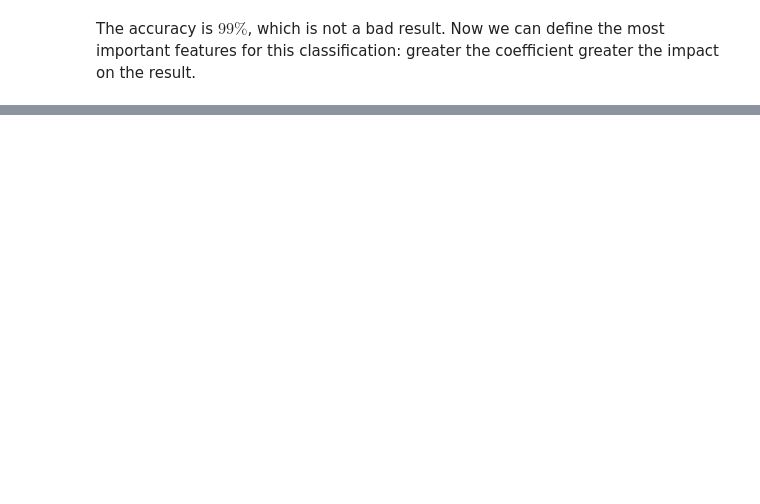
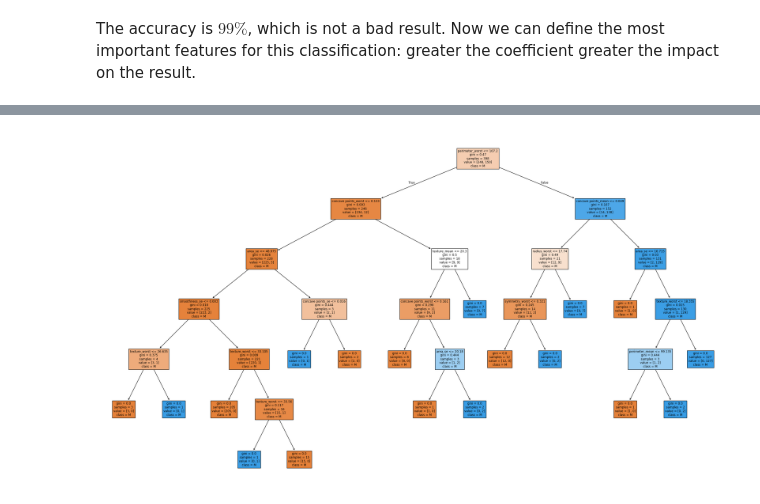
Before and after one commit to gri-sha/DataAnalysisTasks, a Jupyter notebook: task1_p1.ipynb, the cells around one changed output, grey strips where cells are left out. Cells and saved outputs as stored; diff of their text form; code cells hidden in the pictures; blank space fills up the shorter version.

```diff
--- a/task1_p1.ipynb
+++ b/task1_p1.ipynb
@@ -148,0 +167,5 @@ plt.show()
+# %%
+dtree = DecisionTreeClassifier()
+dtree = dtree.fit(X_train, Y_train)
+y_pred_dtree = dtree.predict(X_test)
+print(classification_report(Y_test, y_pred_dtree))
@@ -148,0 +181,5 @@ plt.show()
+# %%
+plt.figure(figsize=(32, 18))
+plot_tree(dtree, class_names=Y.values, feature_names=X.columns, filled=True);
+# %% [output]
+[figure, added]
```
Also changed, not shown: parts of 22 cells of this notebook, 1 other file.
